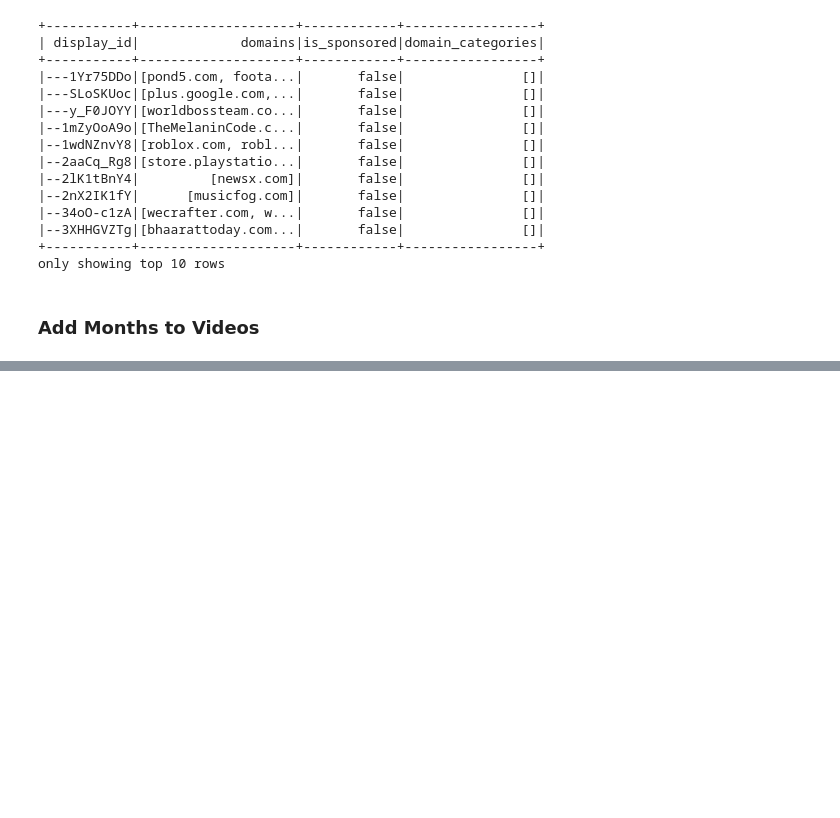
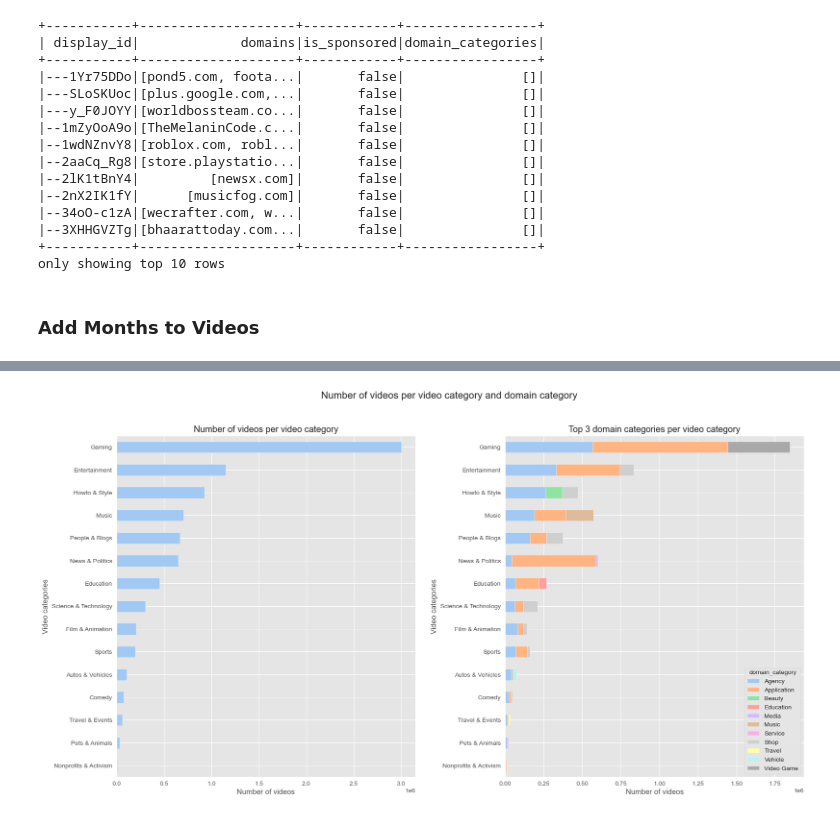
Before and after one commit to epfl-ada/ada-2022-project-fraisetagada, a Jupyter notebook: project.ipynb, the cells around one changed output, grey strips where cells are left out. Saved outputs shown, nothing was run; the diff lists cells and outputs as text; code cells hidden in the pictures; blank space fills up the shorter version.

```diff
--- a/project.ipynb
+++ b/project.ipynb
@@ -1871,0 +1997,20 @@ metadatas_domains.write.parquet(PATH_ALL_METADATAS_SRC)
+# %%
+video_categories = all_metadatas \
+    .where(col('is_sponsored')) \
+    .where(col('categories') != '') \
+    .withColumn('domain_category', explode('domain_categories')) \
+    .groupby('categories', 'domain_category') \
+    .count() \
+    .orderBy('count', ascending=False) \
+    .toPandas()
+# %%
+video_categories = video_categories.set_index('categories') \
+    .pivot(columns='domain_category', values='count')
+
+video_categories_count = video_categories \
+    .sum(axis=1) \
+    .sort_values(ascending=True) \
+    .to_frame() \
+
+video_categories_top = video_categories.apply(lambda x: x.sort_values(ascending=False).head(3), axis=1) \
+    .reindex(video_categories.sum(axis=1).sort_values(ascending=True).index)
@@ -1871,0 +2037,22 @@ metadatas_domains.write.parquet(PATH_ALL_METADATAS_SRC)
+# %%
+colors = sns.color_palette('pastel') + ['#A9A9A9']
+
+# 2 subplots
+fig, (ax1, ax2) = plt.subplots(1, 2, figsize=(20, 10))
+
+video_categories_count.plot(kind='barh', stacked=True, color=colors, ax=ax1)
+ax1.set_xlabel('Number of videos')
+ax1.set_ylabel('Video categories')
+ax1.set_title('Number of videos per video category')
+ax1.get_legend().remove()
+
+video_categories_top.plot(kind='barh', stacked=True, color=colors, ax=ax2)
+ax2.set_xlabel('Number of videos')
+ax2.set_ylabel('Video categories')
+ax2.set_title('Top 3 domain categories per video category')
+
+fig.suptitle('Number of videos per video category and domain category', fontsize=16)
+fig.subplots_adjust(wspace=0.3)
+plt.show()
+# %% [output]
+[figure, added]
```
Also changed, not shown: parts of 57 cells of this notebook, 2 other files.
